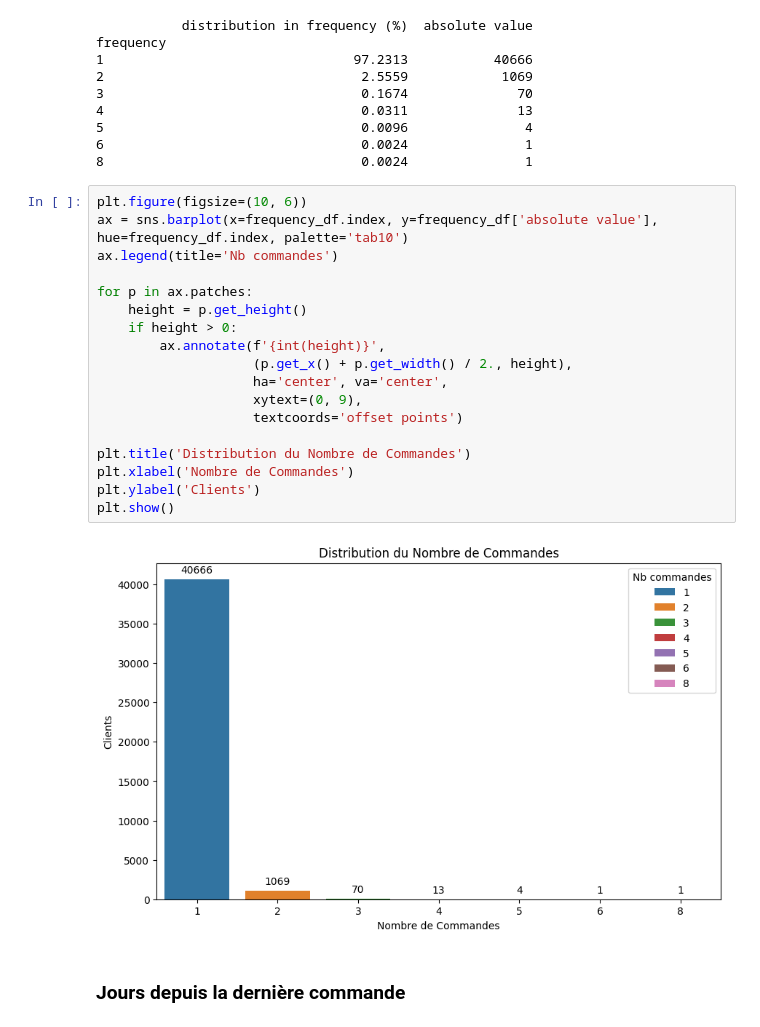
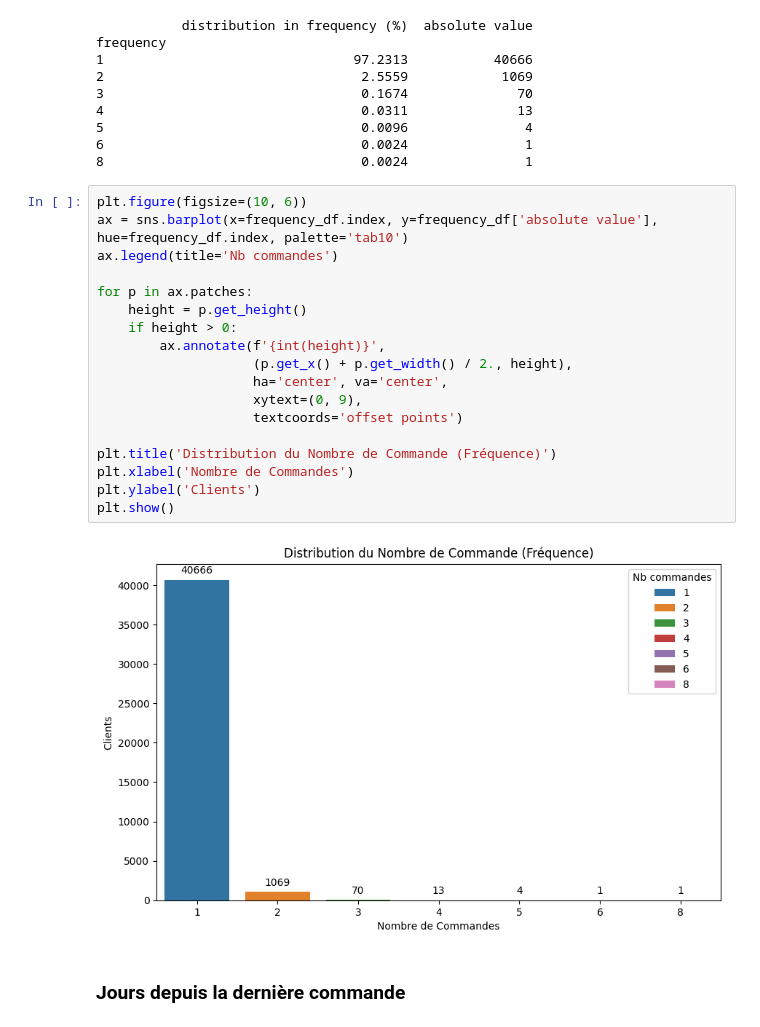
Before and after one commit to DavidScanu/oc-ai-engineer-p05-segmentez-clients-e-commerce, a Jupyter notebook: p05-david_scanu_02_notebook_exploration_20250117.ipynb, the cells around one changed output. Drawn from its saved outputs; the diff is of its cells as text.

```diff
--- a/p05-david_scanu_02_notebook_exploration_20250117.ipynb
+++ b/p05-david_scanu_02_notebook_exploration_20250117.ipynb
@@ -326,23 +332,23 @@ frequency
 # %%
 plt.figure(figsize=(10, 6))
 ax = sns.barplot(x=frequency_df.index, y=frequency_df['absolute value'], hue=frequency_df.index, palette='tab10')
 ax.legend(title='Nb commandes')
 
 for p in ax.patches:
     height = p.get_height()
     if height > 0:
         ax.annotate(f'{int(height)}',
                     (p.get_x() + p.get_width() / 2., height),
                     ha='center', va='center',
                     xytext=(0, 9),
                     textcoords='offset points')
 
-plt.title('Distribution du Nombre de Commandes')
+plt.title('Distribution du Nombre de Commande (Fréquence)')
 plt.xlabel('Nombre de Commandes')
 plt.ylabel('Clients')
 plt.show()
 # %% [output]
-[figure, old version]
+[figure, new version]
 # %% [markdown]
 ### Jours depuis la dernière commande
 # %%
```
Also changed, not shown: parts of 6 cells of this notebook.
